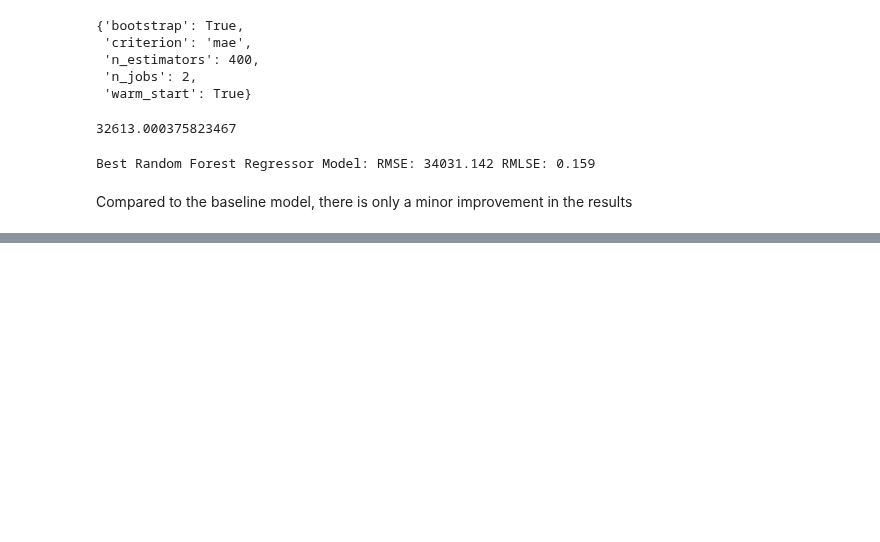
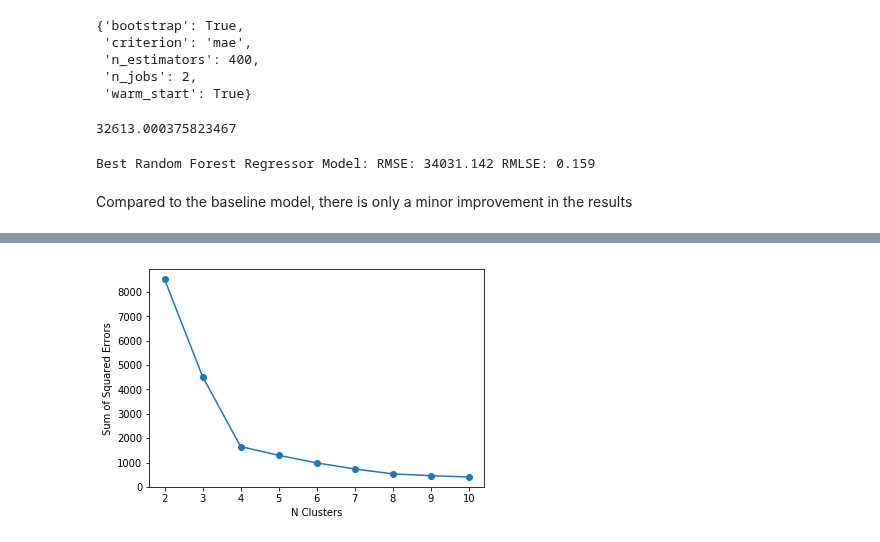
Before and after one commit to Ryan95Z/ml-house-prices, a Jupyter notebook: notebooks/1. ML House Prices - Creating a training dataset.ipynb, the cells around one changed output, grey strips where cells are left out. Saved outputs shown, nothing was run; the diff lists cells and outputs as text; code cells hidden in the pictures; blank space fills up the shorter version.

```diff
--- a/notebooks/1. ML House Prices - Creating a training dataset.ipynb
+++ b/notebooks/1. ML House Prices - Creating a training dataset.ipynb
@@ -384,0 +435,23 @@ Compared to the baseline model, there is only a minor improvement in the results
+# %%
+from sklearn.cluster import KMeans
+
+def kmeans_elbow_approach(max_clusters, X):
+    sum_squared_distances = []
+    for c in range(2, max_clusters + 1):
+        kmeans = KMeans(random_state=RANDOM_STATE, n_clusters=c)
+        kmeans.fit(X)
+        sum_squared_distances.append(kmeans.inertia_)
+    return sum_squared_distances
+
+def plot_elbow_approach(max_clusters, sum_squared_distances):
+    r = range(2, max_clusters + 1)
+    plt.plot(r, sum_squared_distances, '-o')
+    plt.xlabel('N Clusters')
+    plt.ylabel('Sum of Squared Errors')
+    plt.show()
+# %%
+sum_squared_distances_kmeans = kmeans_elbow_approach(10, X_train_2d)
+# %%
+plot_elbow_approach(10, sum_squared_distances_kmeans)
+# %% [output]
+[figure, added]
```
Also changed, not shown: parts of 17 cells of this notebook.
